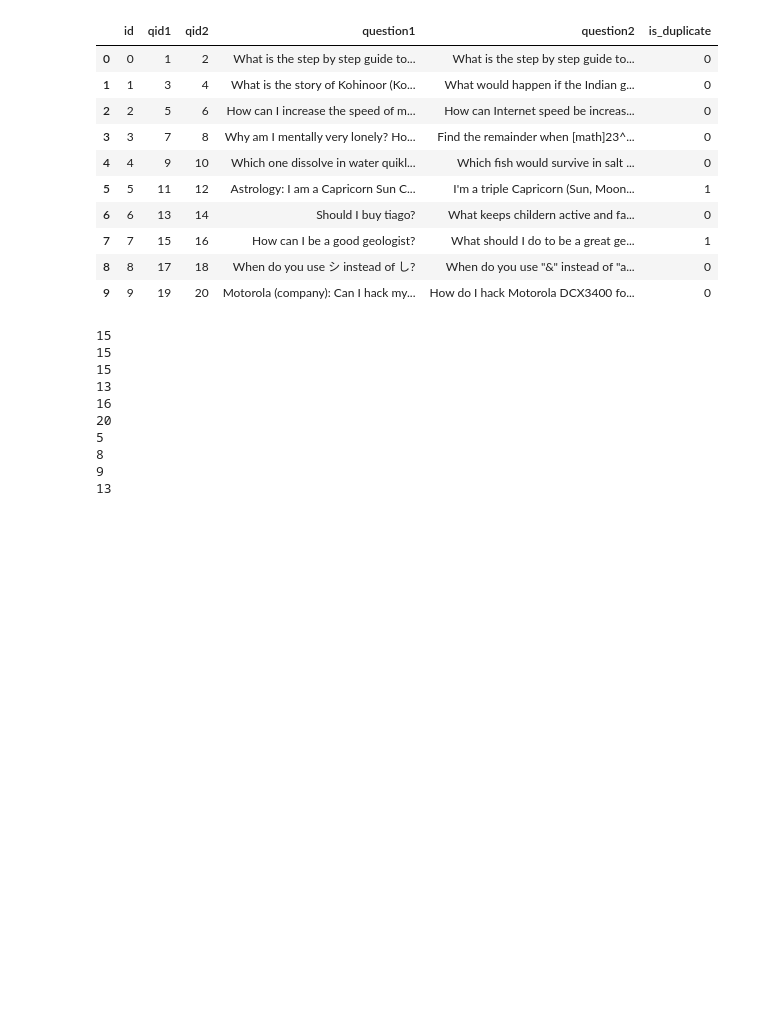
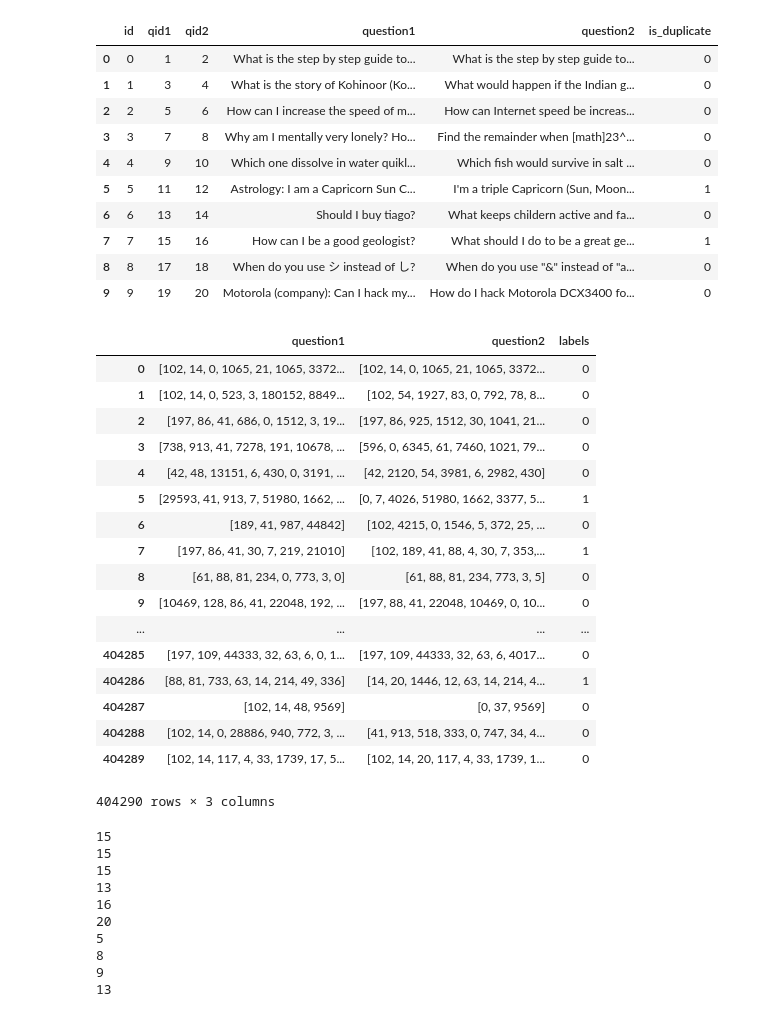
Before and after one commit to erikbeerepoot/machine-learning, a Jupyter notebook: notebooks/semantic-similarity/semantic-similarity.ipynb, the cells around one changed output. Cells and saved outputs as stored; diff of their text form; code cells hidden in the pictures; blank space fills up the shorter version.

```diff
--- a/notebooks/semantic-similarity/semantic-similarity.ipynb
+++ b/notebooks/semantic-similarity/semantic-similarity.ipynb
@@ -49,6 +49,27 @@ df = pd.DataFrame({
     "question2" : q2s,
     "labels" : data["is_duplicate"]
 })
+# %%
+df
+# %% [output]
+|  | question1 | question2 | labels |
+| 0 | [102, 14, 0, 1065, 21, 1065, 3372... | [102, 14, 0, 1065, 21, 1065, 3372... | 0 |
+| 1 | [102, 14, 0, 523, 3, 180152, 8849... | [102, 54, 1927, 83, 0, 792, 78, 8... | 0 |
+| 2 | [197, 86, 41, 686, 0, 1512, 3, 19... | [197, 86, 925, 1512, 30, 1041, 21... | 0 |
+| 3 | [738, 913, 41, 7278, 191, 10678, ... | [596, 0, 6345, 61, 7460, 1021, 79... | 0 |
+| 4 | [42, 48, 13151, 6, 430, 0, 3191, ... | [42, 2120, 54, 3981, 6, 2982, 430] | 0 |
+| 5 | [29593, 41, 913, 7, 51980, 1662, ... | [0, 7, 4026, 51980, 1662, 3377, 5... | 1 |
+| 6 | [189, 41, 987, 44842] | [102, 4215, 0, 1546, 5, 372, 25, ... | 0 |
+| 7 | [197, 86, 41, 30, 7, 219, 21010] | [102, 189, 41, 88, 4, 30, 7, 353,... | 1 |
+| 8 | [61, 88, 81, 234, 0, 773, 3, 0] | [61, 88, 81, 234, 773, 3, 5] | 0 |
+| 9 | [10469, 128, 86, 41, 22048, 192, ... | [197, 88, 41, 22048, 10469, 0, 10... | 0 |
+| ... | ... | ... | ... |
+| 404285 | [197, 109, 44333, 32, 63, 6, 0, 1... | [197, 109, 44333, 32, 63, 6, 4017... | 0 |
+| 404286 | [88, 81, 733, 63, 14, 214, 49, 336] | [14, 20, 1446, 12, 63, 14, 214, 4... | 1 |
+| 404287 | [102, 14, 48, 9569] | [0, 37, 9569] | 0 |
+| 404288 | [102, 14, 0, 28886, 940, 772, 3, ... | [41, 913, 518, 333, 0, 747, 34, 4... | 0 |
+| 404289 | [102, 14, 117, 4, 33, 1739, 17, 5... | [102, 14, 20, 117, 4, 33, 1739, 1... | 0 |
+404290 rows × 3 columns
 # %%
 max_question_length = max(max([len(str(question)) for question in df.question1],[len(str(question)) for question in df.question2]))
 print(f"Max length: {max_question_length}")
```
Also changed, not shown: parts of 1 cell of this notebook, 2 other files.
